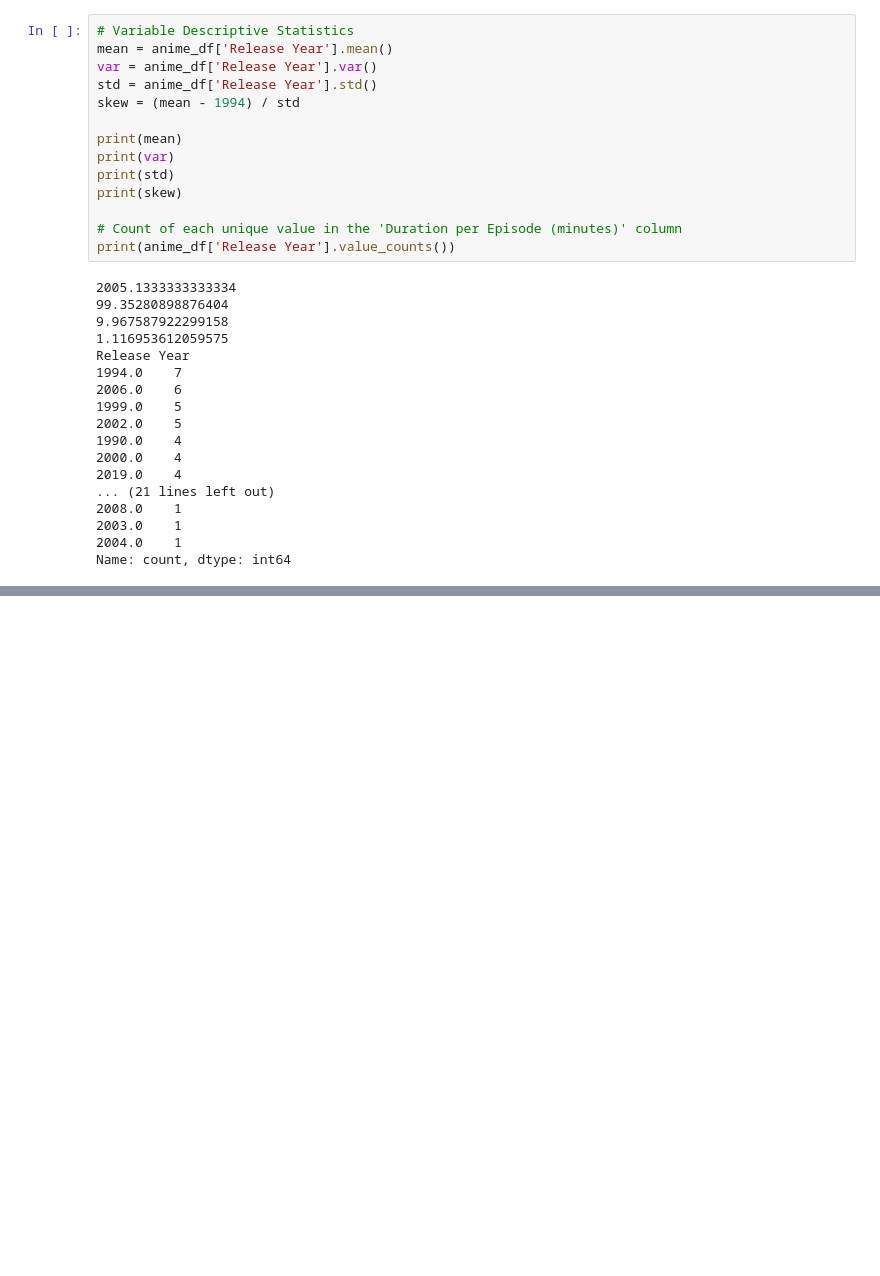
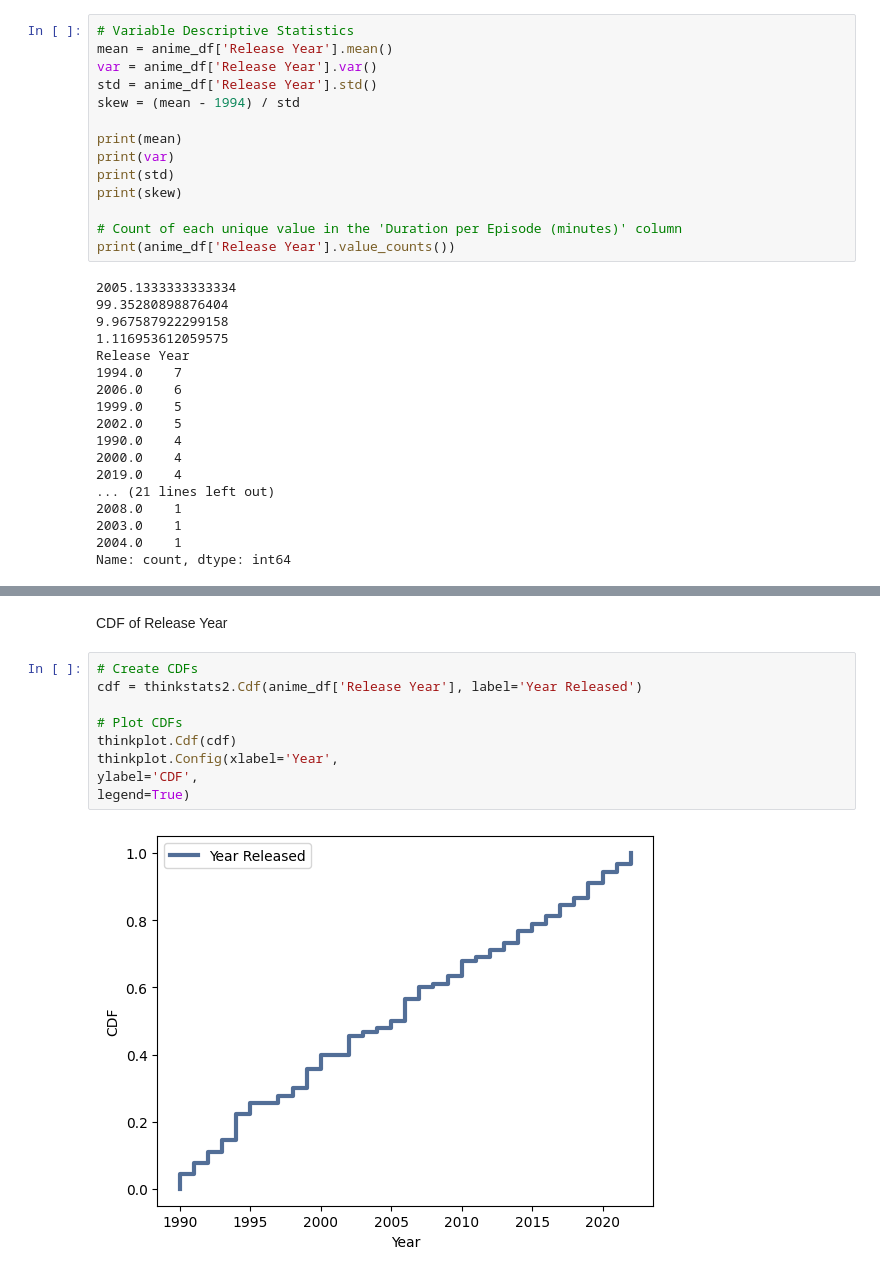
Before and after one commit to pevens/DSC_530_Final_Project, a Jupyter notebook: Week_12/DSC_530_Final_Project_Code.ipynb, the cells around one changed output, grey strips where cells are left out. Drawn from its saved outputs; the diff is of its cells as text; blank space fills up the shorter version.

```diff
--- a/Week_12/DSC_530_Final_Project_Code.ipynb
+++ b/Week_12/DSC_530_Final_Project_Code.ipynb
@@ -264,0 +317,13 @@ Name: count, dtype: int64
+# %% [markdown]
+CDF of Release Year
+# %%
+# Create CDFs
+cdf = thinkstats2.Cdf(anime_df['Release Year'], label='Year Released')
+
+# Plot CDFs
+thinkplot.Cdf(cdf)
+thinkplot.Config(xlabel='Year',
+ylabel='CDF',
+legend=True)
+# %% [output]
+[figure, added]
```
Also changed, not shown: parts of 11 cells of this notebook, 2 other files.
